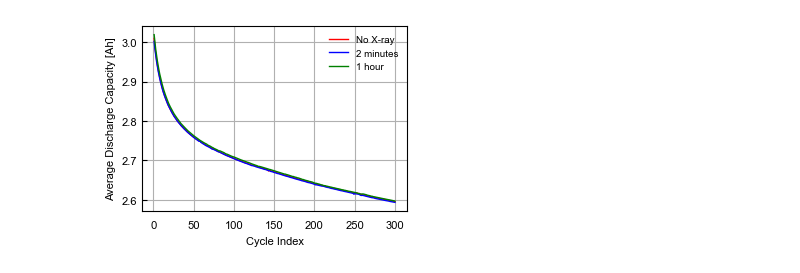
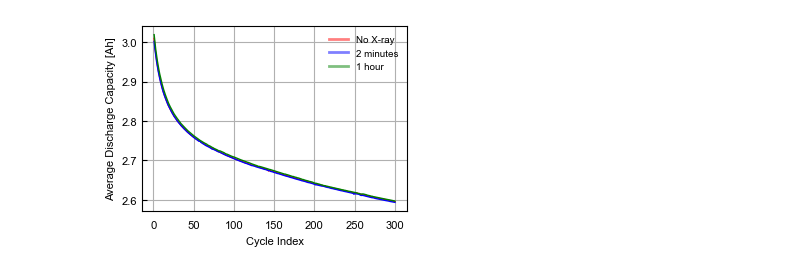
Before and after one commit to jinhongm-umich/X-ray-influence, a Jupyter notebook: Clean Fig3 300 cycles.ipynb, the cells around one changed output. Cells and saved outputs as stored; diff of their text form; code cells hidden in the pictures.

```diff
--- a/Clean Fig3 300 cycles.ipynb
+++ b/Clean Fig3 300 cycles.ipynb
@@ -63,34 +63,34 @@ for folder, color in zip(folders, colors):
 
     # Initialize a DataFrame to collect all data
     all_data = pd.DataFrame()
 
     for file in files_sort:
         file_path = os.path.join(folder_path, file)
         # Read the Excel file
         df = pd.read_excel(file_path, header=0, sheet_name='cycle')
         filtered_df = filter_data(df)
 
         all_data = pd.concat([all_data, filtered_df], ignore_index=True)
 
     # Calculate the mean DChg. Cap.(Ah) for each Cycle Index
     mean_data = all_data.groupby('Cycle Index')['DChg. Cap.(Ah)'].mean().reset_index()
 
     # Plot the mean data
     plt.plot(mean_data['Cycle Index'], mean_data['DChg. Cap.(Ah)'], color=color)
 
 # Adjust plot settings
 ax.set_xlabel('Cycle Index')  # X축 타이틀
 ax.set_ylabel('Average Discharge Capacity [Ah]')  # Y축 타이틀
 
 ax.grid()
-ax.plot([], [], linestyle='-', linewidth=1, color='red', label='No X-ray')
-ax.plot([], [], linestyle='-', linewidth=1, color='blue', label='2 minutes')
-ax.plot([], [], linestyle='-', linewidth=1, color='green', label='1 hour')
+ax.plot([], [], linestyle='-', linewidth=2, color='red', label='No X-ray', alpha=0.5)
+ax.plot([], [], linestyle='-', linewidth=2, color='blue', label='2 minutes', alpha=0.5)
+ax.plot([], [], linestyle='-', linewidth=2, color='green', label='1 hour', alpha=0.5)
 ax.legend()  # 레전드 추가
 
 
 
 # 플롯을 표시
 plt.show()
 # %% [output]
-[figure, old version]
+[figure, new version]
```
Also changed, not shown: parts of 1 cell of this notebook, 27 other files.
